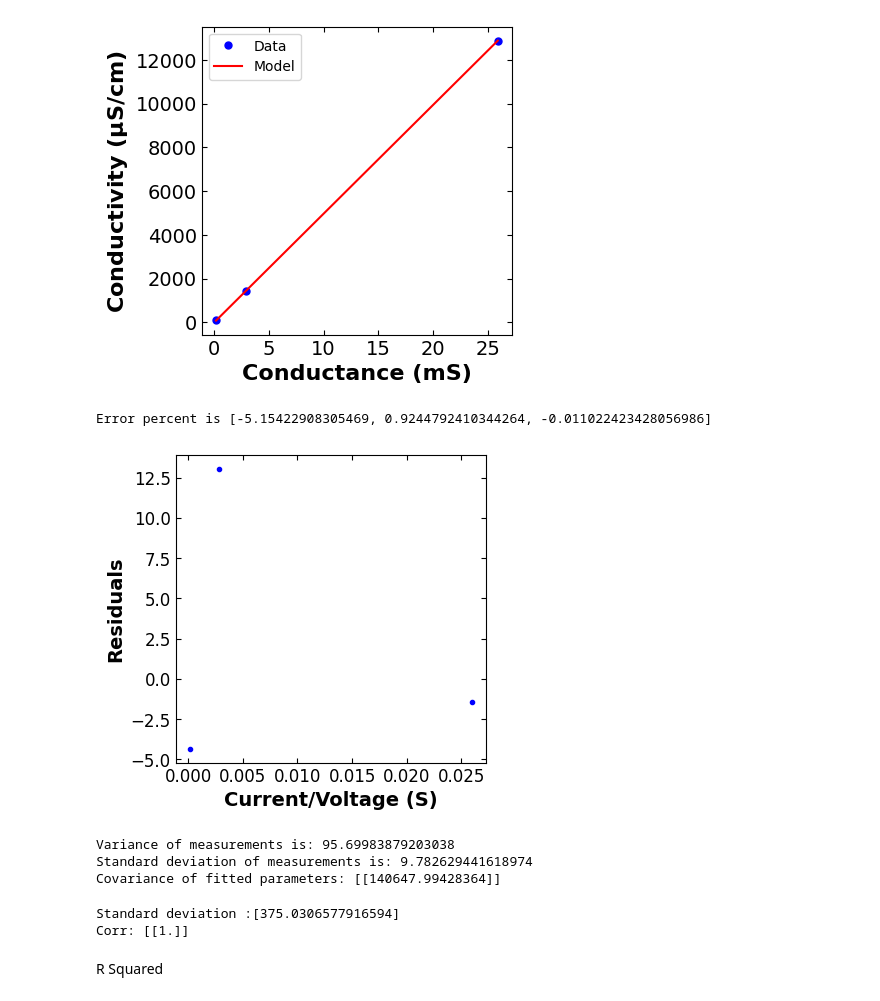
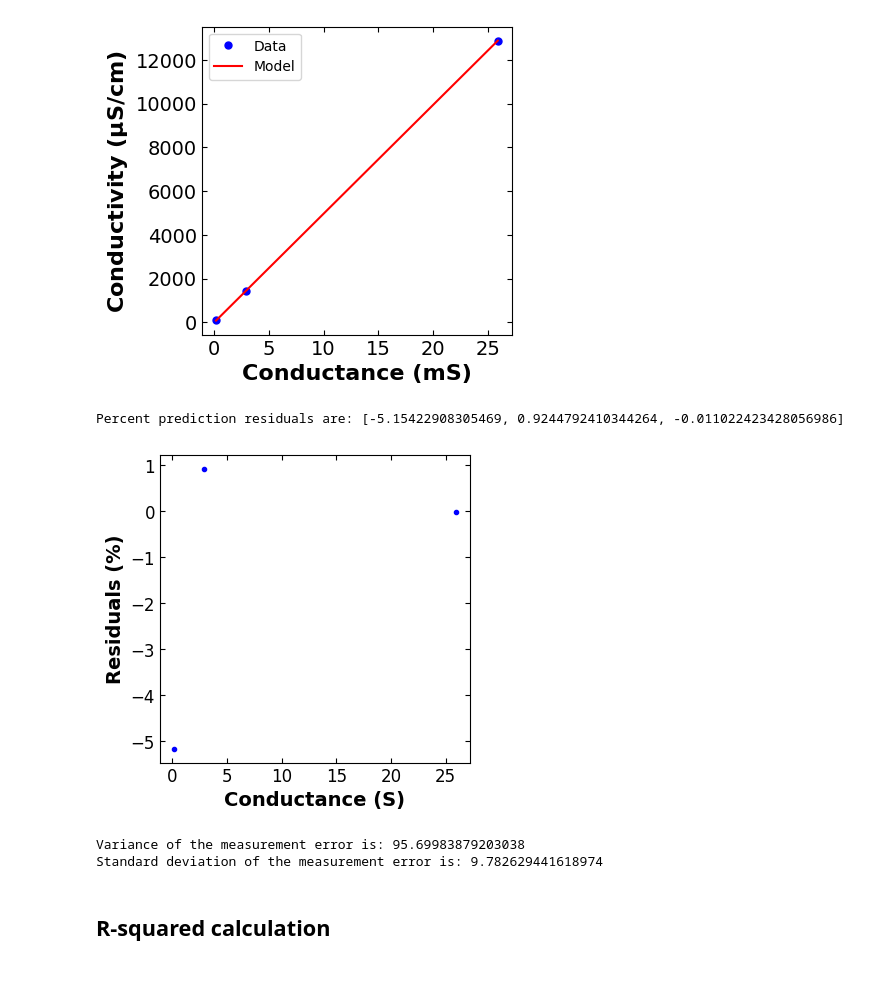
Before and after one commit to dowlinglab/salts-conductivity-modelling, a Jupyter notebook: Probe_calibration.ipynb, the cells around one changed output. Cells and saved outputs as stored; diff of their text form; code cells hidden in the pictures.

```diff
--- a/Probe_calibration.ipynb
+++ b/Probe_calibration.ipynb
@@ -55,16 +28,16 @@ X[:, 0] = current_divide_voltage
 A = np.matmul(np.transpose(X), X)
 
 # A inverse
-XXinv = np.linalg.inv(A)
-print(XXinv)
+A_inv = np.linalg.inv(A)
+print(A_inv)
 # %% [output]
 [[1469.67848702]]
 # %%
-# X transpose multiply KCl_cond
+# X transpose multiply conductivity
 B = np.matmul(np.transpose(X), cond)
 
-# fitted parameters
-beta_hat = np.matmul(XXinv, B)
+# calculate the parameter estimate in micro/cm
+beta_hat = np.matmul(A_inv, B)
 print(f"Beta hat is:{beta_hat}")
 # %% [output]
 Beta hat is:[496745.24060041]
@@ -95,59 +68,37 @@ plt.show()
 # %% [output]
 [figure]
 # %%
-# calculating residuals
+# calculatingthe prediction residuals
 e = [cond_pred[i] - cond[i] for i in range(n_data)]
 
-# error percent
-percent_error = [(e[i]/cond[i])*100 for i in range(n_data)]
-print(f"Error percent is {percent_error}")
+# percent prediction residuals
+percent_residuals = [(e[i]/cond[i])*100 for i in range(n_data)]
+print(f"Percent prediction residuals are: {percent_residuals}")
 
-# assessing model fit
+# plot the percent prediction residuals
 fig = plt.figure(figsize=(4,4))
-plt.plot(current_divide_voltage, e, "b.")
-plt.xlabel("Current/Voltage (S)", fontsize=14,fontweight='bold')
-plt.ylabel("Residuals", fontsize=14,fontweight='bold')
+plt.plot(current_divide_voltage_plot, percent_residuals, "b.")
+plt.xlabel("Conductance (S)", fontsize=14,fontweight='bold')
+plt.ylabel("Residuals (%)", fontsize=14,fontweight='bold')
 plt.xticks(fontsize=12)
 plt.yticks(fontsize=12)
 plt.tick_params(direction="in",top=True, right=True)
 plt.show()
 # %% [output]
-Error percent is [-5.15422908305469, 0.9244792410344264, -0.011022423428056986]
+Percent prediction residuals are: [-5.15422908305469, 0.9244792410344264, -0.011022423428056986]
-[figure, old version]
+[figure, new version]
 # %%
 # sum of squared errors
 sse = sum(e[i]**2 for i in range(n_data))
 
-# variance of residuals
-se = sse/(n_data - 1)
-standard_dev = math.sqrt(se)
-print(f"Variance of measurements is: {se}")
-print(f"Standard deviation of measurements is: {standard_dev}")
-
-# covariance matrix of fitted parameters
-Sigma_beta = se*XXinv
-print(f"Covariance of fitted parameters: {Sigma_beta}")
+# variance of the measurement error
+sigma_meas = sse/(n_data - 1)
+standard_dev = math.sqrt(sigma_meas)
+print(f"Variance of the measurement error is: {sigma_meas}")
+print(f"Standard deviation of the measurement error is: {standard_dev}")
 # %% [output]
-Variance of measurements is: 95.69983879203038
-Standard deviation of measurements is: 9.782629441618974
-Covariance of fitted parameters: [[140647.99428364]]
+Variance of the measurement error is: 95.69983879203038
+Standard deviation of the measurement error is: 9.782629441618974
-# %%
-# variance of fitted parameters
-var_list = [Sigma_beta[i, i] for i in range(len(Sigma_beta))]
-
-# standard deviation of fitted parameters
-sd_list = [np.sqrt(var_list[i]) for i in range(len(var_list))]
-print(f"Standard deviation :{sd_list}")
-
-# correlation matrix of fitted parameters
-corr = np.zeros((len(var_list), len(var_list)))
-for i in range(len(var_list)):
-    for j in range(len(var_list)):
-        corr[i, j] = Sigma_beta[i, j]/(sd_list[i]*sd_list[j])
-print(f"Corr: {corr}")
-# %% [output]
-Standard deviation :[375.0306577916594]
-Corr: [[1.]]
 # %% [markdown]
-R Squared
+## R-squared calculation
 # %%
```
Also changed, not shown: parts of 7 cells of this notebook, 23 other files.
